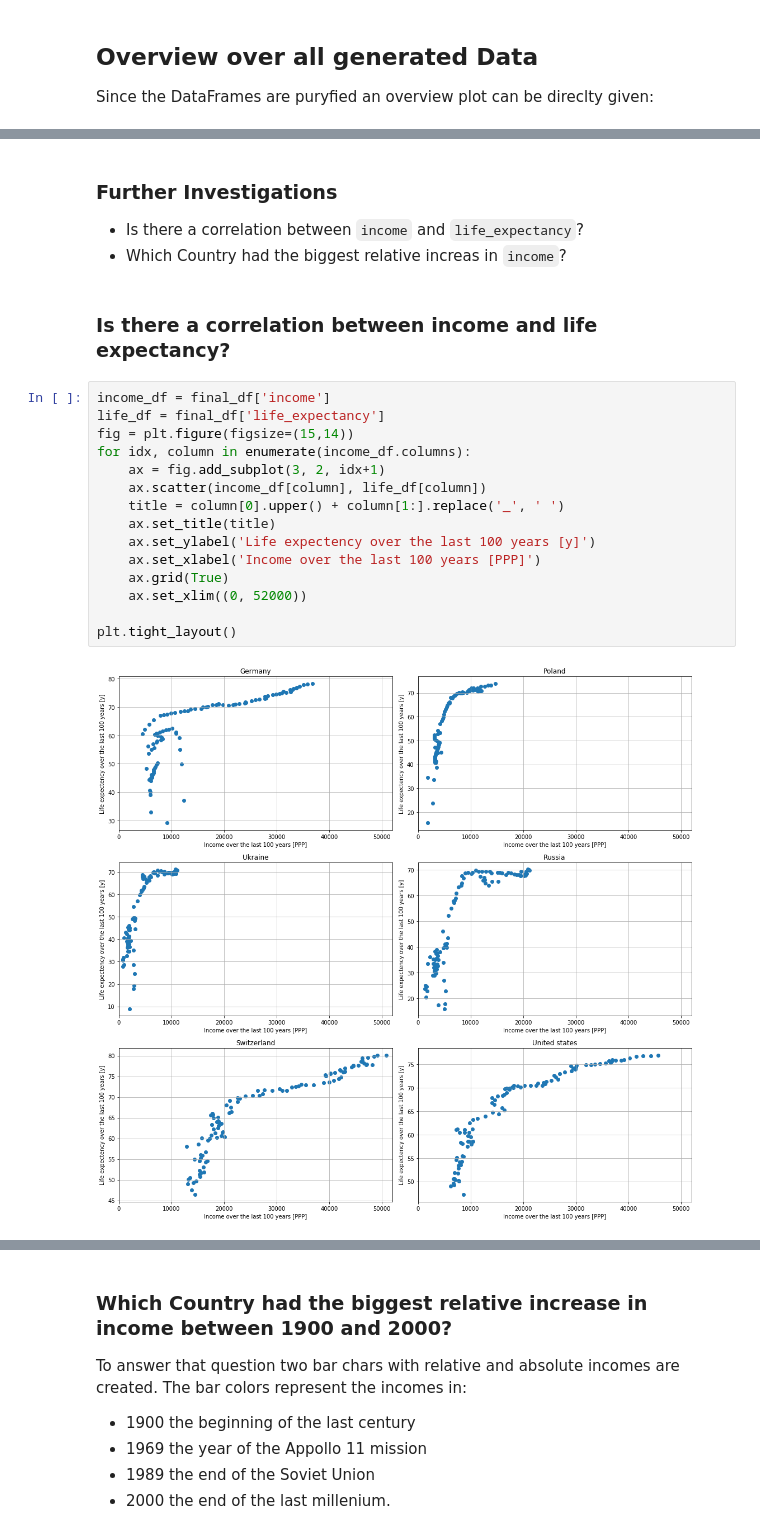
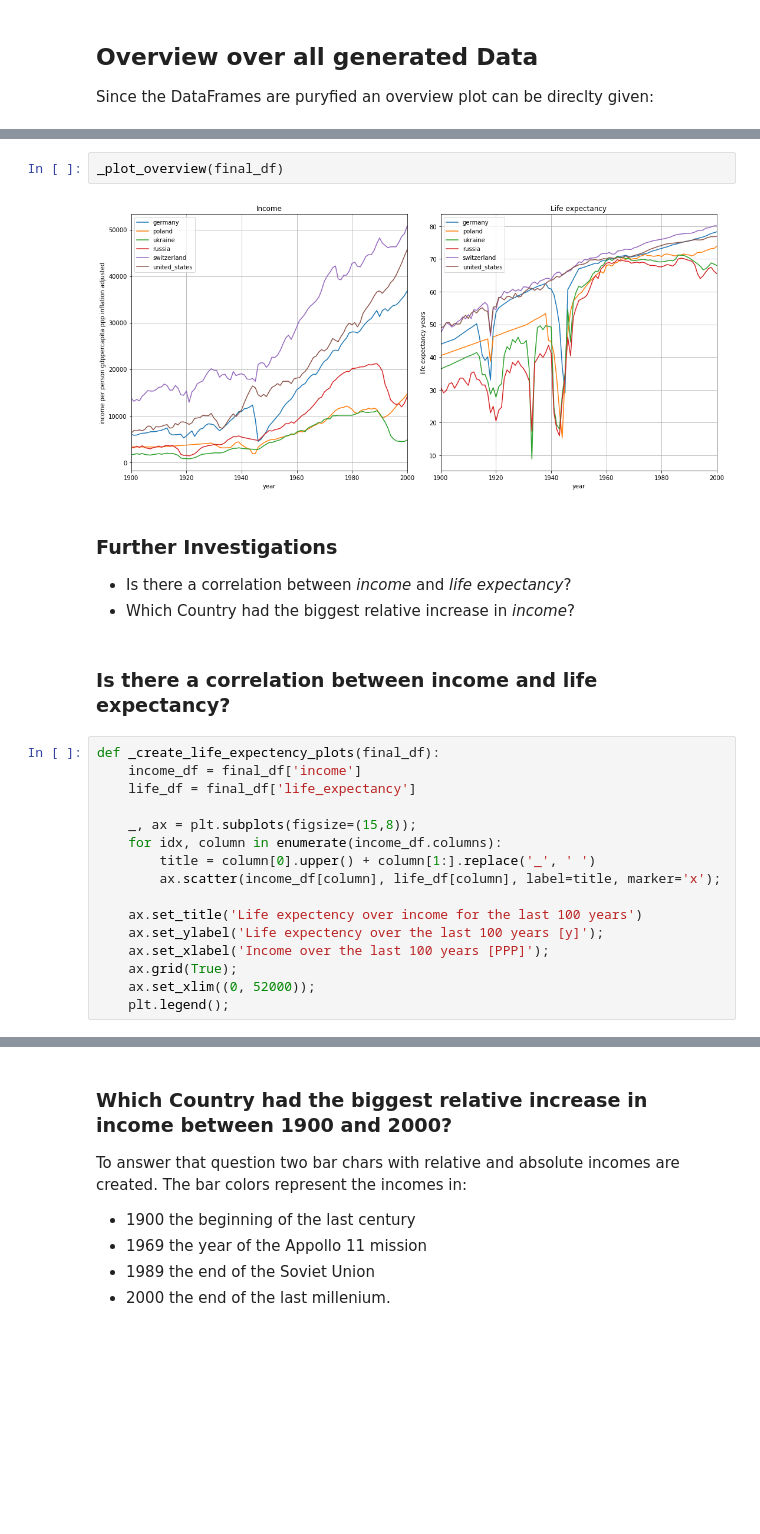
Before and after one commit to schorschie/udacity, a Jupyter notebook: project_02/Gapminder World Dataset Investigation.ipynb, the cells around one changed output, grey strips where cells are left out. Cells and saved outputs as stored; diff of their text form; blank space fills up the shorter version.

```diff
--- a/project_02/Gapminder World Dataset Investigation.ipynb
+++ b/project_02/Gapminder World Dataset Investigation.ipynb
@@ -276,24 +296,27 @@ plt.tight_layout()
+# %%
+_plot_overview(final_df)
+# %% [output]
+[figure, added]
 # %% [markdown]
 ### Further Investigations
 
-* Is there a correlation between `income` and `life_expectancy`?
-* Which Country had the biggest relative increas in `income`?
+* Is there a correlation between *income* and *life expectancy*?
+* Which Country had the biggest relative increase in *income*?
 # %% [markdown]
 ### Is there a correlation between income and life expectancy?
 # %%
-income_df = final_df['income']
-life_df = final_df['life_expectancy']
-fig = plt.figure(figsize=(15,14))
-for idx, column in enumerate(income_df.columns):
-    ax = fig.add_subplot(3, 2, idx+1)
-    ax.scatter(income_df[column], life_df[column])
-    title = column[0].upper() + column[1:].replace('_', ' ')
-    ax.set_title(title)
-    ax.set_ylabel('Life expectency over the last 100 years [y]')
-    ax.set_xlabel('Income over the last 100 years [PPP]')
-    ax.grid(True)
-    ax.set_xlim((0, 52000))
+def _create_life_expectency_plots(final_df):
+    income_df = final_df['income']
+    life_df = final_df['life_expectancy']
 
-plt.tight_layout()
+    _, ax = plt.subplots(figsize=(15,8));
+    for idx, column in enumerate(income_df.columns):
+        title = column[0].upper() + column[1:].replace('_', ' ')
+        ax.scatter(income_df[column], life_df[column], label=title, marker='x');
+
+    ax.set_title('Life expectency over income for the last 100 years')
+    ax.set_ylabel('Life expectency over the last 100 years [y]');
+    ax.set_xlabel('Income over the last 100 years [PPP]');
+    ax.grid(True);
+    ax.set_xlim((0, 52000));
+    plt.legend();
-# %% [output]
-[figure, removed]
```
Also changed, not shown: parts of 24 cells of this notebook, 1 other file.
